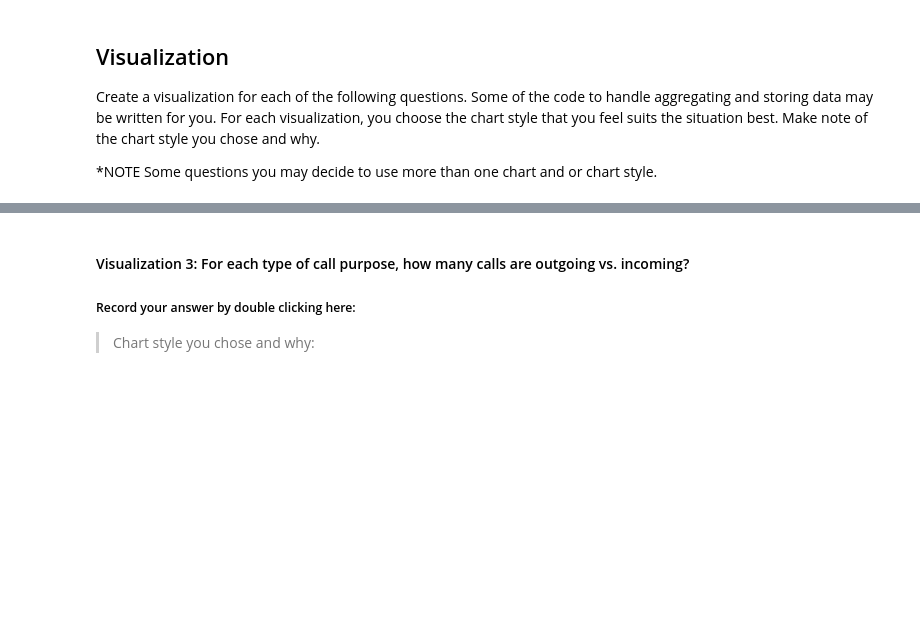
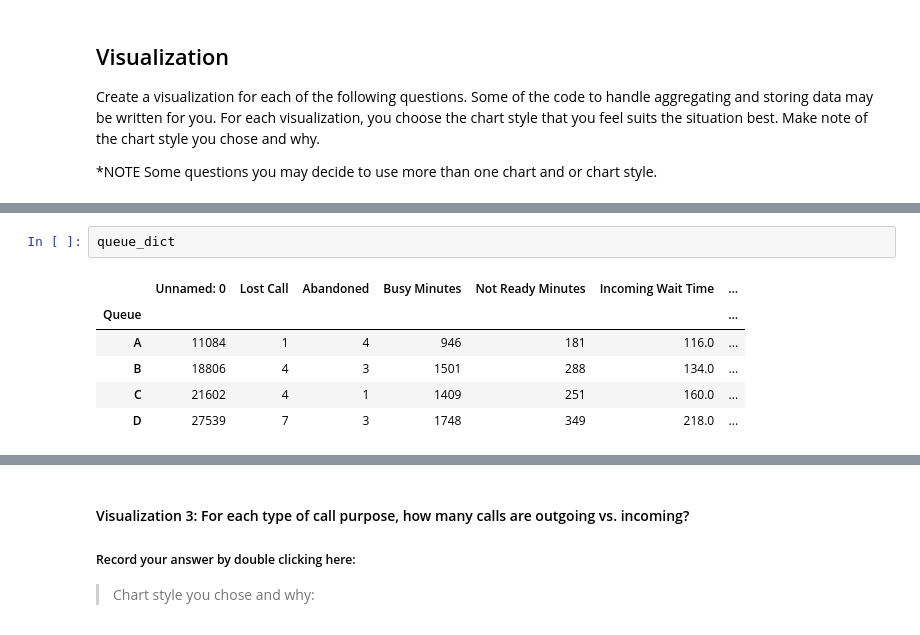
Before and after one commit to shilpasalil/call-center-cleanup-assignment, a Jupyter notebook: Call_Center_Cleanup.ipynb, the cells around one changed output, grey strips where cells are left out. Cells and saved outputs as stored; diff of their text form; blank space fills up the shorter version.

```diff
--- a/Call_Center_Cleanup.ipynb
+++ b/Call_Center_Cleanup.ipynb
@@ -607,3 +655,12 @@ for i in range(4):
+# %%
+queue_dict
+# %% [output]
+|  | Unnamed: 0 | Lost Call | Abandoned | Busy Minutes | Not Ready Minutes | Incoming Wait Time | ... |
+| Queue |  |  |  |  |  |  | ... |
+| A | 11084 | 1 | 4 | 946 | 181 | 116.0 | ... |
+| B | 18806 | 4 | 3 | 1501 | 288 | 134.0 | ... |
+| C | 21602 | 4 | 1 | 1409 | 251 | 160.0 | ... |
+| D | 27539 | 7 | 3 | 1748 | 349 | 218.0 | ... |
 # %% [markdown]
 #### Visualization 2: What is the service level percentage and average speed of answer for each rep in the North Branch?
 ##### Record your answer by double clicking here:
```
Also changed, not shown: parts of 14 cells of this notebook, 3 other files.
